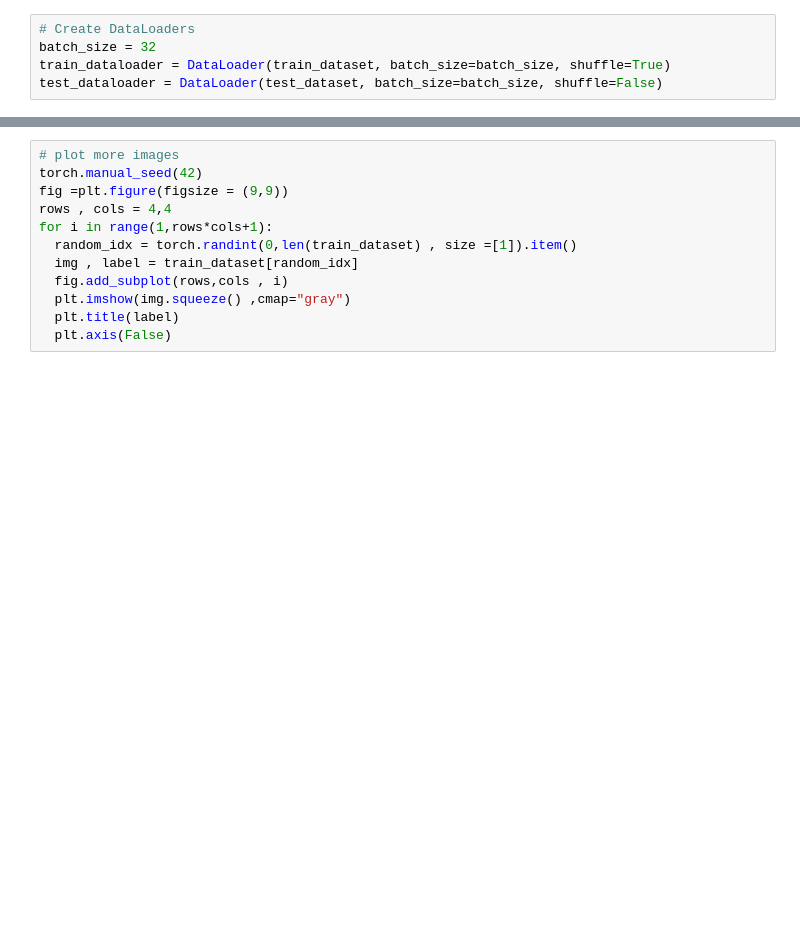
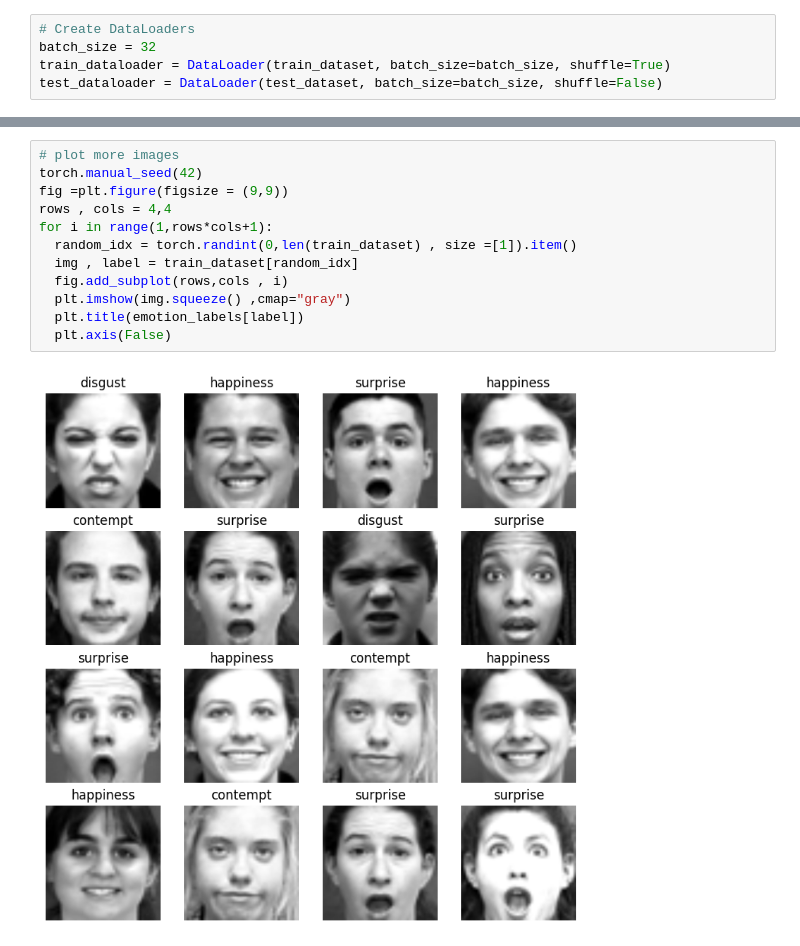
Before and after one commit to Manvi1718/Emotion_Analysis, a Jupyter notebook: MAIN.ipynb, the cells around one changed output, grey strips where cells are left out. Drawn from its saved outputs; the diff is of its cells as text; blank space fills up the shorter version.

```diff
--- a/MAIN.ipynb
+++ b/MAIN.ipynb
@@ -157,14 +216,16 @@ plt.show()
 # %%
 # plot more images
 torch.manual_seed(42)
 fig =plt.figure(figsize = (9,9))
 rows , cols = 4,4
 for i in range(1,rows*cols+1):
   random_idx = torch.randint(0,len(train_dataset) , size =[1]).item()
   img , label = train_dataset[random_idx]
   fig.add_subplot(rows,cols , i)
   plt.imshow(img.squeeze() ,cmap="gray")
-  plt.title(label)
+  plt.title(emotion_labels[label])
   plt.axis(False)
+# %% [output]
+[figure, added]
 # %%
 train_dataset , test_dataset
```
Also changed, not shown: parts of 23 cells of this notebook.
